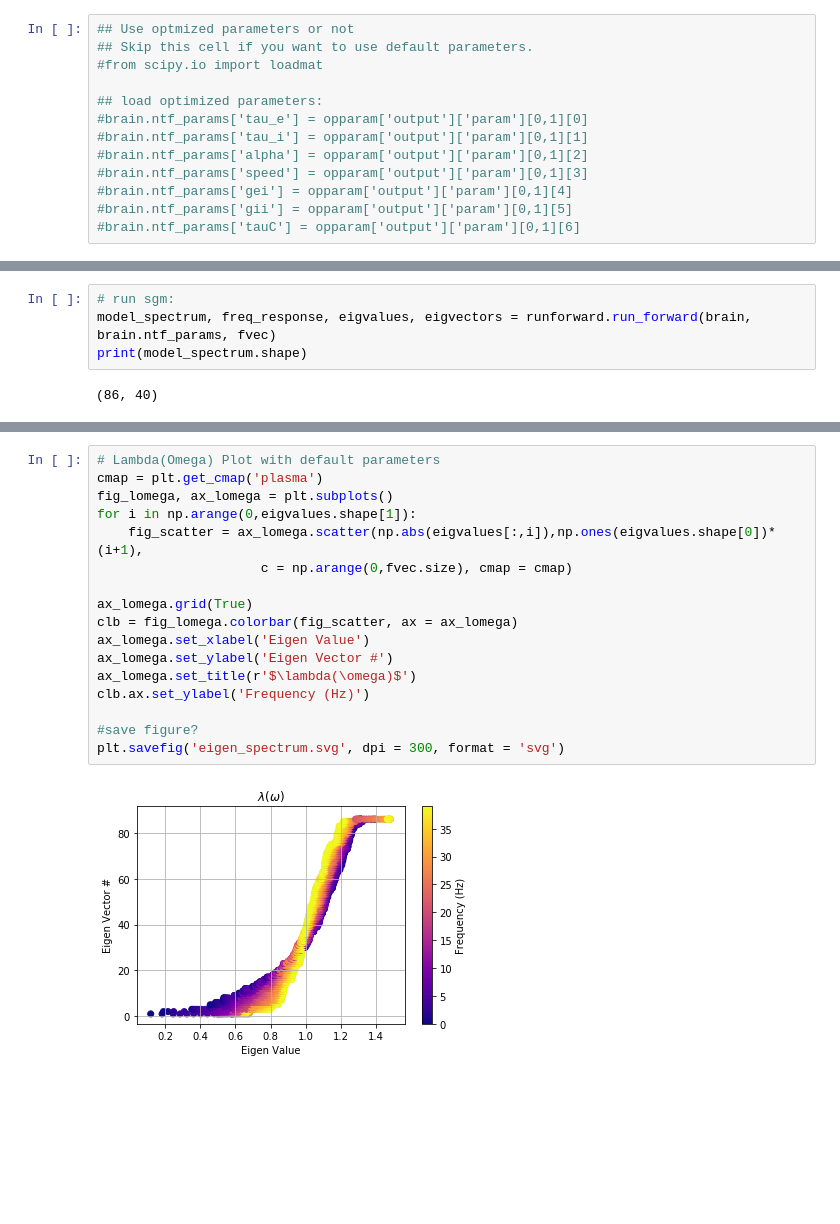
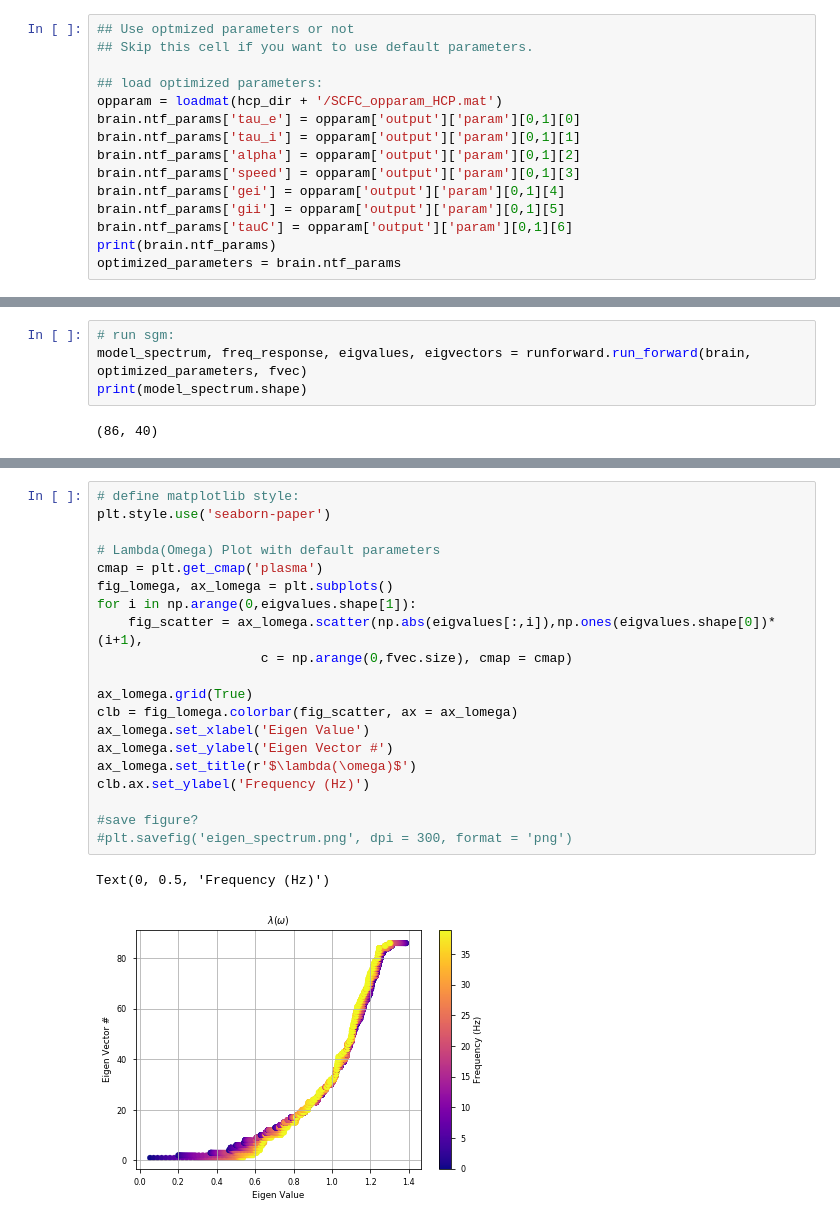
Before and after one commit to Raj-Lab-UCSF/spectrome, a Jupyter notebook: spectrome/notebooks/SGM_frequency_responses.ipynb, the cells around one changed output, grey strips where cells are left out. Saved outputs shown, nothing was run; the diff lists cells and outputs as text; blank space fills up the shorter version.

```diff
--- a/spectrome/notebooks/SGM_frequency_responses.ipynb
+++ b/spectrome/notebooks/SGM_frequency_responses.ipynb
@@ -34,13 +71,15 @@ fvec = np.linspace(fmin,fmax,40)
 # %%
 ## Use optmized parameters or not
 ## Skip this cell if you want to use default parameters.
-#from scipy.io import loadmat
 
 ## load optimized parameters:
-#brain.ntf_params['tau_e'] = opparam['output']['param'][0,1][0]
-#brain.ntf_params['tau_i'] = opparam['output']['param'][0,1][1]
-#brain.ntf_params['alpha'] = opparam['output']['param'][0,1][2]
-#brain.ntf_params['speed'] = opparam['output']['param'][0,1][3]
-#brain.ntf_params['gei'] = opparam['output']['param'][0,1][4]
-#brain.ntf_params['gii'] = opparam['output']['param'][0,1][5]
-#brain.ntf_params['tauC'] = opparam['output']['param'][0,1][6]
+opparam = loadmat(hcp_dir + '/SCFC_opparam_HCP.mat')
+brain.ntf_params['tau_e'] = opparam['output']['param'][0,1][0]
+brain.ntf_params['tau_i'] = opparam['output']['param'][0,1][1]
+brain.ntf_params['alpha'] = opparam['output']['param'][0,1][2]
+brain.ntf_params['speed'] = opparam['output']['param'][0,1][3]
+brain.ntf_params['gei'] = opparam['output']['param'][0,1][4]
+brain.ntf_params['gii'] = opparam['output']['param'][0,1][5]
+brain.ntf_params['tauC'] = opparam['output']['param'][0,1][6]
+print(brain.ntf_params)
+optimized_parameters = brain.ntf_params
@@ -47,6 +88,6 @@ fvec = np.linspace(fmin,fmax,40)
 # %%
 # run sgm:
-model_spectrum, freq_response, eigvalues, eigvectors = runforward.run_forward(brain, brain.ntf_params, fvec)
+model_spectrum, freq_response, eigvalues, eigvectors = runforward.run_forward(brain, optimized_parameters, fvec)
 print(model_spectrum.shape)
 # %% [output]
 (86, 40)
@@ -55,20 +96,24 @@ print(model_spectrum.shape)
 # %%
+# define matplotlib style:
+plt.style.use('seaborn-paper')
+
 # Lambda(Omega) Plot with default parameters
 cmap = plt.get_cmap('plasma')
 fig_lomega, ax_lomega = plt.subplots()
 for i in np.arange(0,eigvalues.shape[1]):
     fig_scatter = ax_lomega.scatter(np.abs(eigvalues[:,i]),np.ones(eigvalues.shape[0])*(i+1),
                      c = np.arange(0,fvec.size), cmap = cmap)
 
 ax_lomega.grid(True)
 clb = fig_lomega.colorbar(fig_scatter, ax = ax_lomega)
 ax_lomega.set_xlabel('Eigen Value')
 ax_lomega.set_ylabel('Eigen Vector #')
 ax_lomega.set_title(r'$\lambda(\omega)$')
 clb.ax.set_ylabel('Frequency (Hz)')
 
 #save figure?
-plt.savefig('eigen_spectrum.svg', dpi = 300, format = 'svg')
+#plt.savefig('eigen_spectrum.png', dpi = 300, format = 'png')
 # %% [output]
+Text(0, 0.5, 'Frequency (Hz)')
-[figure, old version]
+[figure, new version]
 # %% [markdown]
```
Also changed, not shown: parts of 13 cells of this notebook, 5 other files.
